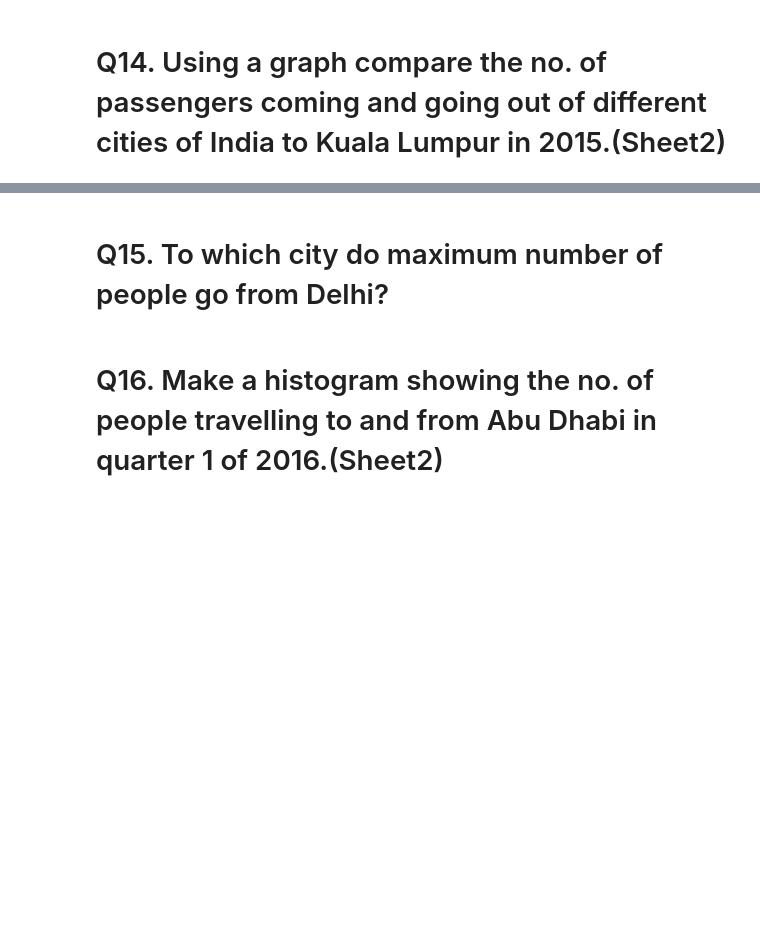
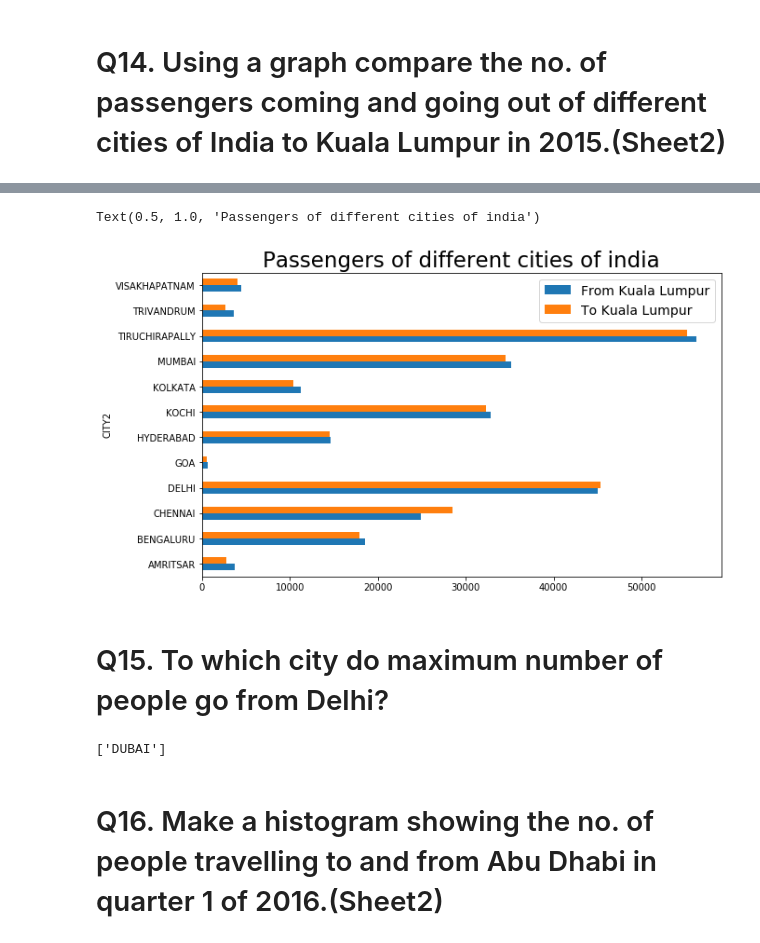
Before and after one commit to anuragjoshi3519/AirTraffic, a Jupyter notebook: AirTraffic.ipynb, the cells around one changed output, grey strips where cells are left out. Drawn from its saved outputs; the diff is of its cells as text; code cells hidden in the pictures; blank space fills up the shorter version.

```diff
--- a/AirTraffic.ipynb
+++ b/AirTraffic.ipynb
@@ -239,5 +266,20 @@ UNITED AIRLINES BANGLADESH LTD.
+# %%
+tmp = dfS2[(dfS2['CITY1']=='KUALALUMPUR') & (dfS2['YEAR']==2015)]
+tmp = tmp.groupby('CITY2').mean()
+
+tmp[['PASSENGERS FROM CITY1 TO CITY2','PASSENGERS FROM CITY2 TO CITY1']].plot(kind='barh',figsize=(10,6))
+plt.legend(['From Kuala Lumpur','To Kuala Lumpur'],fontsize='14')
+plt.title('Passengers of different cities of india',fontsize='23')
+# %% [output]
+Text(0.5, 1.0, 'Passengers of different cities of india')
+[figure, added]
 # %% [markdown]
 # Q15. To which city do maximum number of people go from Delhi?
+# %%
+tmp_delhi = dfS2[dfS2['CITY2']=='DELHI'].groupby('CITY1').mean()
+list(tmp_delhi[tmp_delhi['PASSENGERS FROM CITY2 TO CITY1'] ==  tmp_delhi['PASSENGERS FROM CITY2 TO CITY1'].max()].index)
+# %% [output]
+['DUBAI']
 # %% [markdown]
 # Q16. Make a histogram showing the no. of people travelling to and from Abu Dhabi in quarter 1 of 2016.(Sheet2)
 # %%
```
Also changed, not shown: parts of 3 cells of this notebook.
